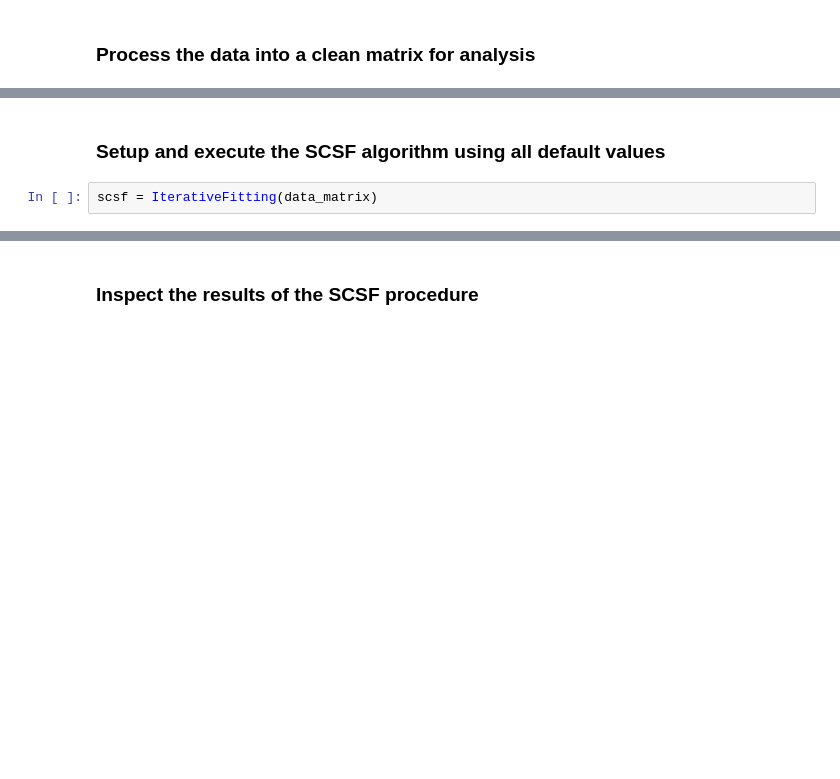
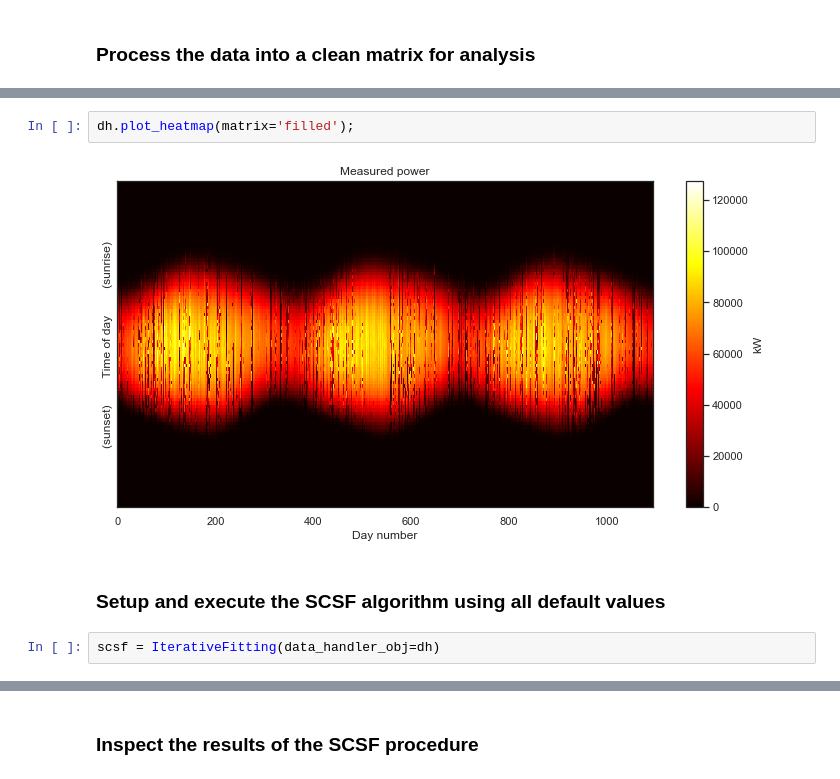
Before and after one commit to slacgismo/StatisticalClearSky, a Jupyter notebook: notebooks/SCSF_usage_with_PVDAQ_data.ipynb, the cells around one changed output, grey strips where cells are left out. Cells and saved outputs as stored; diff of their text form; blank space fills up the shorter version.

```diff
--- a/notebooks/SCSF_usage_with_PVDAQ_data.ipynb
+++ b/notebooks/SCSF_usage_with_PVDAQ_data.ipynb
@@ -28,7 +39,11 @@ plot_2d(data_matrix);
+# %%
+dh.plot_heatmap(matrix='filled');
+# %% [output]
+[figure, added]
 # %% [markdown]
 ### Setup and execute the SCSF algorithm using all default values
 # %%
-scsf = IterativeFitting(data_matrix)
+scsf = IterativeFitting(data_handler_obj=dh)
 # %%
 scsf.execute()
 # %% [output]
```
Also changed, not shown: parts of 10 cells of this notebook.
